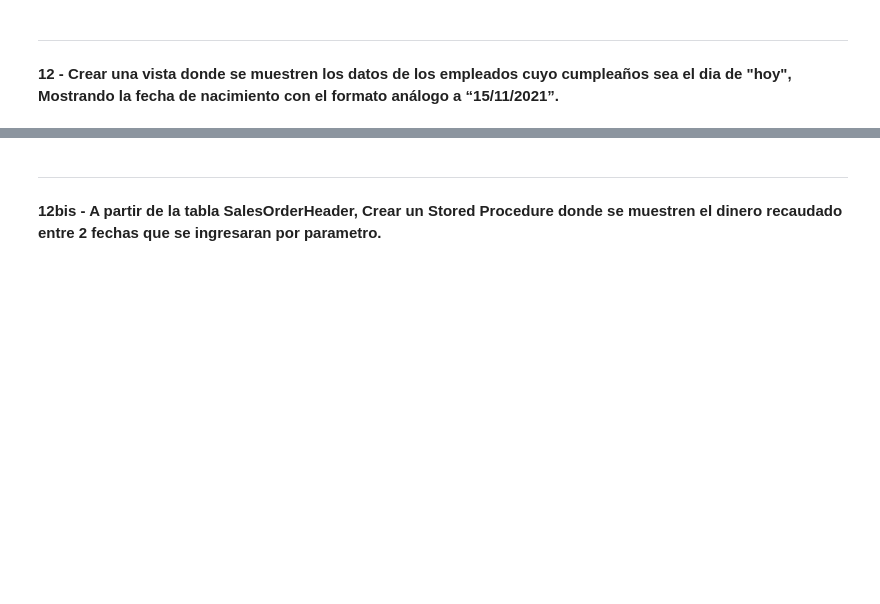
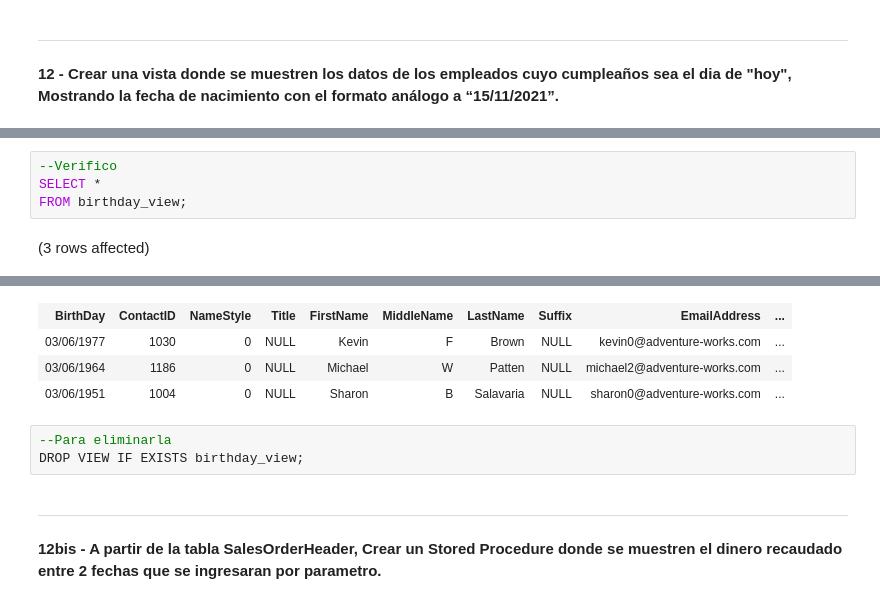
Before and after one commit to tvillani22/SQL_Server, a Jupyter notebook: TP1.ipynb, the cells around one changed output, grey strips where cells are left out. Cells and saved outputs as stored; diff of their text form; blank space fills up the shorter version.

```diff
--- a/TP1.ipynb
+++ b/TP1.ipynb
@@ -116,0 +156,6 @@ DROP TABLE Test_Tarjetas_vencidas;
+# %%
+--Verifico
+SELECT *
+FROM birthday_view;
+# %% [output]
+(3 rows affected)
@@ -117,3 +163,10 @@ DROP TABLE Test_Tarjetas_vencidas;
+| BirthDay | ContactID | NameStyle | Title | FirstName | MiddleName | LastName | Suffix | EmailAddress | ... |
+| 03/06/1977 | 1030 | 0 | NULL | Kevin | F | Brown | NULL | kevin0@adventure-works.com | ... |
+| 03/06/1964 | 1186 | 0 | NULL | Michael | W | Patten | NULL | michael2@adventure-works.com | ... |
+| 03/06/1951 | 1004 | 0 | NULL | Sharon | B | Salavaria | NULL | sharon0@adventure-works.com | ... |
+# %%
+--Para eliminarla
+DROP VIEW IF EXISTS birthday_view;
 # %% [markdown]
 ***
 **12bis - A partir de la tabla SalesOrderHeader, Crear un Stored Procedure donde se muestren el dinero recaudado entre 2 fechas que se ingresaran por parametro.**
```
Also changed, not shown: parts of 15 cells of this notebook, 1 other file.
